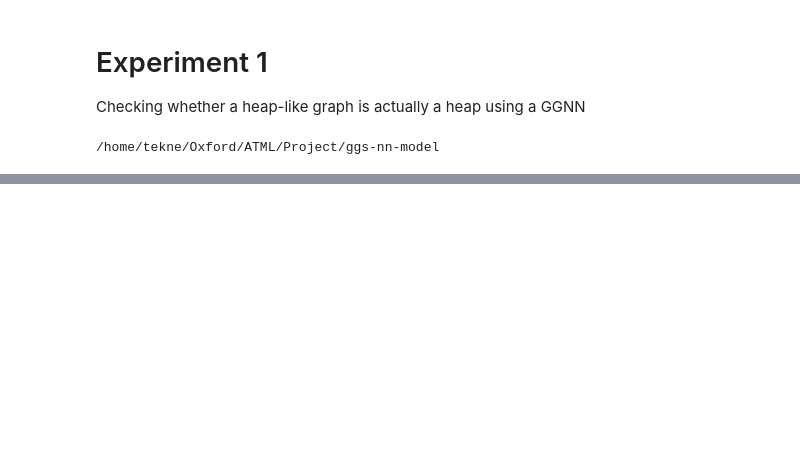
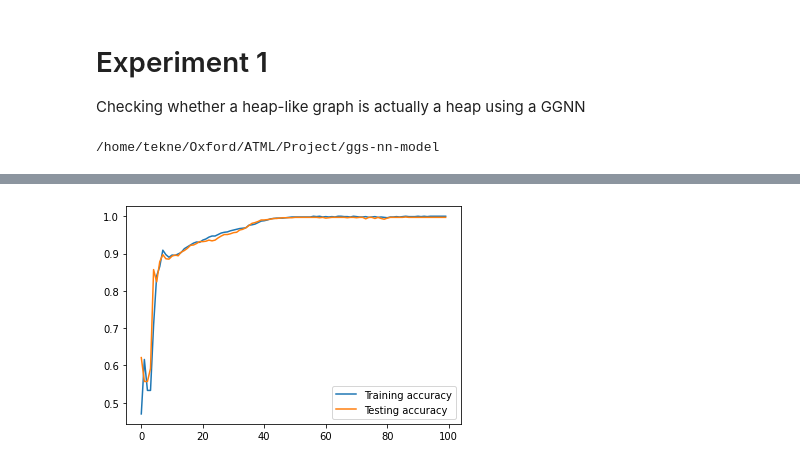
Before and after one commit to imbrem/atml-project, a Jupyter notebook: experiments/HeapDataGGNN.ipynb, the cells around one changed output, grey strips where cells are left out. Drawn from its saved outputs; the diff is of its cells as text; code cells hidden in the pictures; blank space fills up the shorter version.

```diff
--- a/experiments/HeapDataGGNN.ipynb
+++ b/experiments/HeapDataGGNN.ipynb
@@ -80,0 +91,7 @@ results = train(
+# %%
+plt.plot(results["train_accuracy"], label="Training accuracy")
+plt.plot(results["test_accuracy"], label="Testing accuracy")
+plt.legend()
+plt.show()
+# %% [output]
+[figure, added]
```
Also changed, not shown: parts of 8 cells of this notebook, 2 other files.
